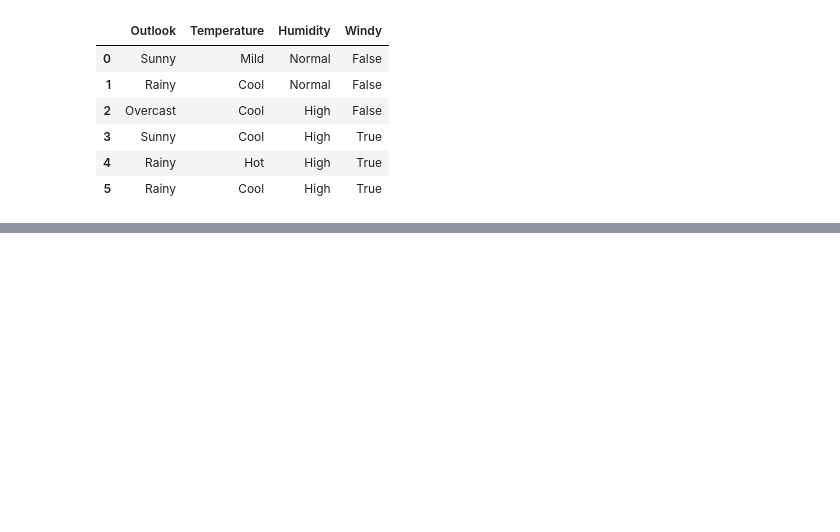
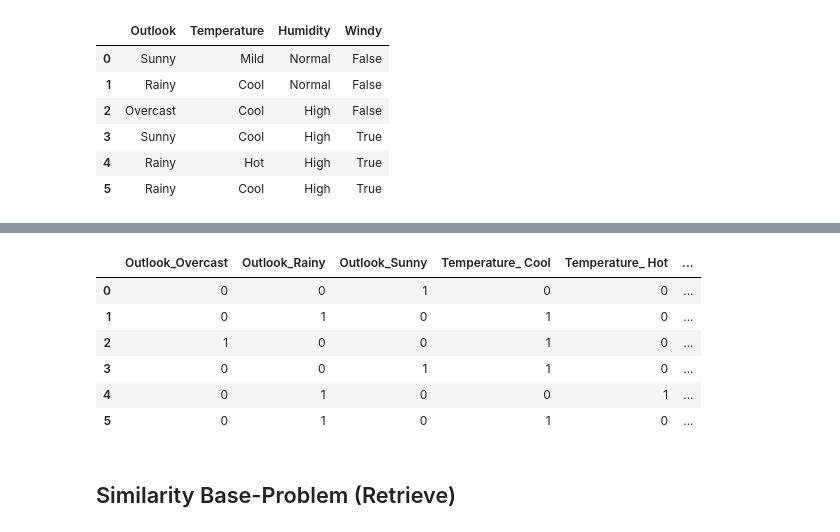
Before and after one commit to TeguhPermana666/CBR-System, a Jupyter notebook: cbrs.ipynb, the cells around one changed output, grey strips where cells are left out. Cells and saved outputs as stored; diff of their text form; code cells hidden in the pictures; blank space fills up the shorter version.

```diff
--- a/cbrs.ipynb
+++ b/cbrs.ipynb
@@ -5,4 +5,5 @@ from scipy.spatial import distance
 import matplotlib.pyplot as plt
 import seaborn as sn
 # %%
-library, cases = pd.read_csv("input\library.csv"), pd.read_csv('input\cases.csv')
+library= pd.read_csv("input\library.csv")
+cases=pd.read_csv('input\cases.csv')
@@ -39,0 +76,12 @@ Tahap retrieve merupakan tahapan mencari solusi dari kasus lama yang relevan den
+# %%
+problems
+# %% [output]
+|  | Outlook_Overcast | Outlook_Rainy | Outlook_Sunny | Temperature_ Cool | Temperature_ Hot | ... |
+| 0 | 0 | 0 | 1 | 0 | 0 | ... |
+| 1 | 0 | 1 | 0 | 1 | 0 | ... |
+| 2 | 1 | 0 | 0 | 1 | 0 | ... |
+| 3 | 0 | 0 | 1 | 1 | 0 | ... |
+| 4 | 0 | 1 | 0 | 0 | 1 | ... |
+| 5 | 0 | 1 | 0 | 1 | 0 | ... |
+# %% [markdown]
+## Similarity Base-Problem (Retrieve)
```
Also changed, not shown: parts of 15 cells of this notebook, 6 other files.
